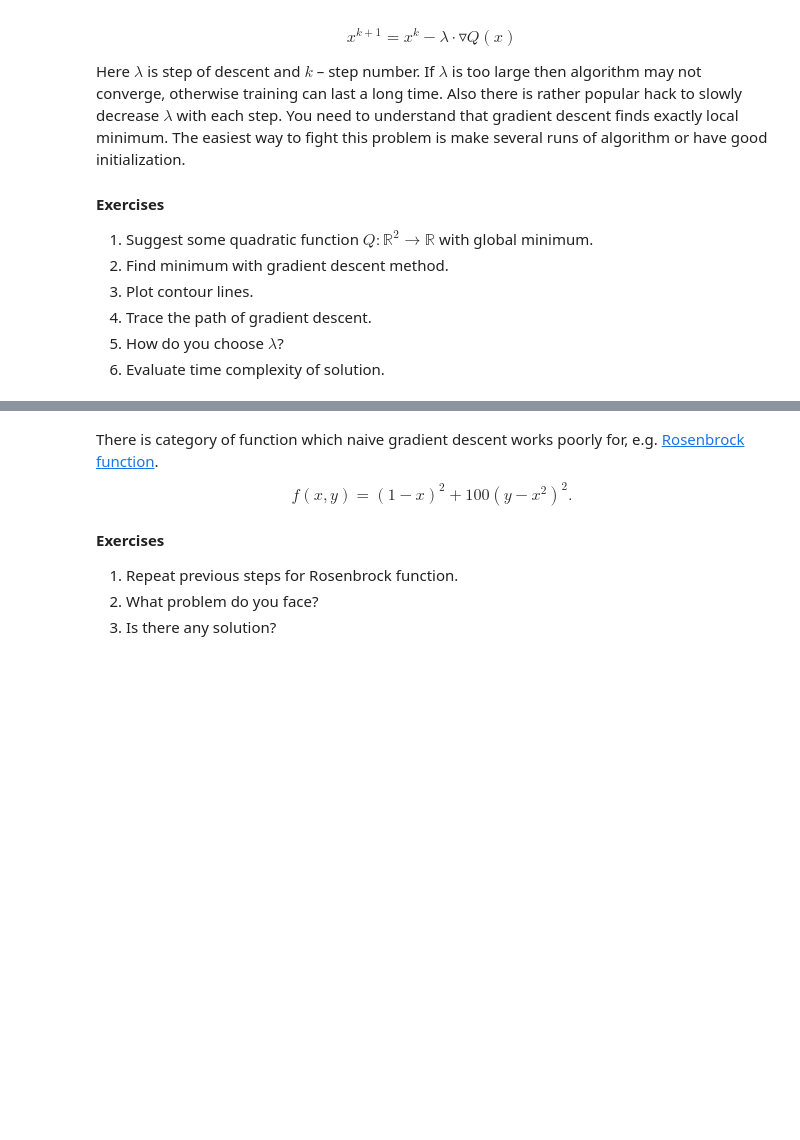
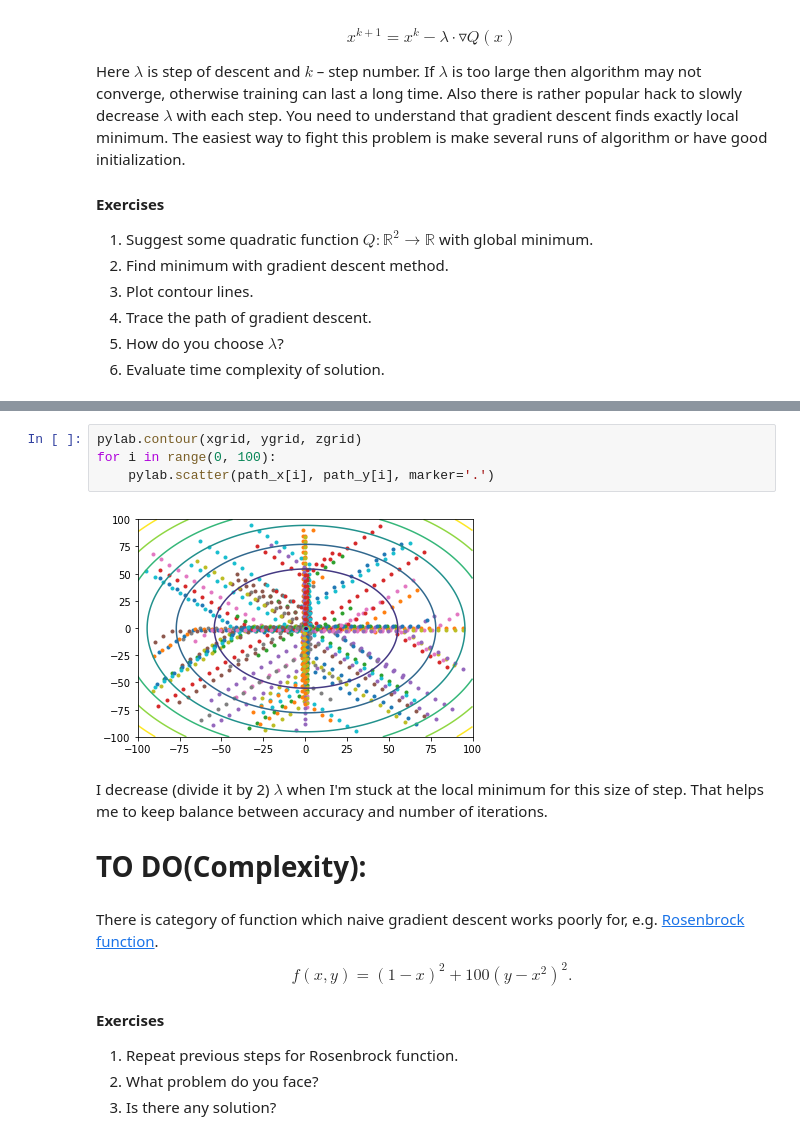
Before and after one commit to anrodigina/SQuAD, a Jupyter notebook: lab-1.ipynb, the cells around one changed output, grey strips where cells are left out. Saved outputs shown, nothing was run; the diff lists cells and outputs as text; blank space fills up the shorter version.

```diff
--- a/lab-1.ipynb
+++ b/lab-1.ipynb
@@ -321,3 +396,12 @@ Here $\lambda$ is step of descent and  $k$ – step number. If $\lambda$ is too
+# %%
+pylab.contour(xgrid, ygrid, zgrid)
+for i in range(0, 100):
+    pylab.scatter(path_x[i], path_y[i], marker='.')
+# %% [output]
+[figure, added]
+# %% [markdown]
+I decrease (divide it by 2) $\lambda$ when I'm stuck at the local minimum for this size of step. That helps me to keep balance between accuracy and number of iterations.
+ # TO DO(Complexity):
 # %% [markdown]
 There is category of function which naive gradient descent works poorly for, e.g. [Rosenbrock function](https://en.wikipedia.org/wiki/Rosenbrock_function).
 $$f(x, y) = (1-x)^2 + 100(y-x^2)^2.$$
```
Also changed, not shown: parts of 16 cells of this notebook.
